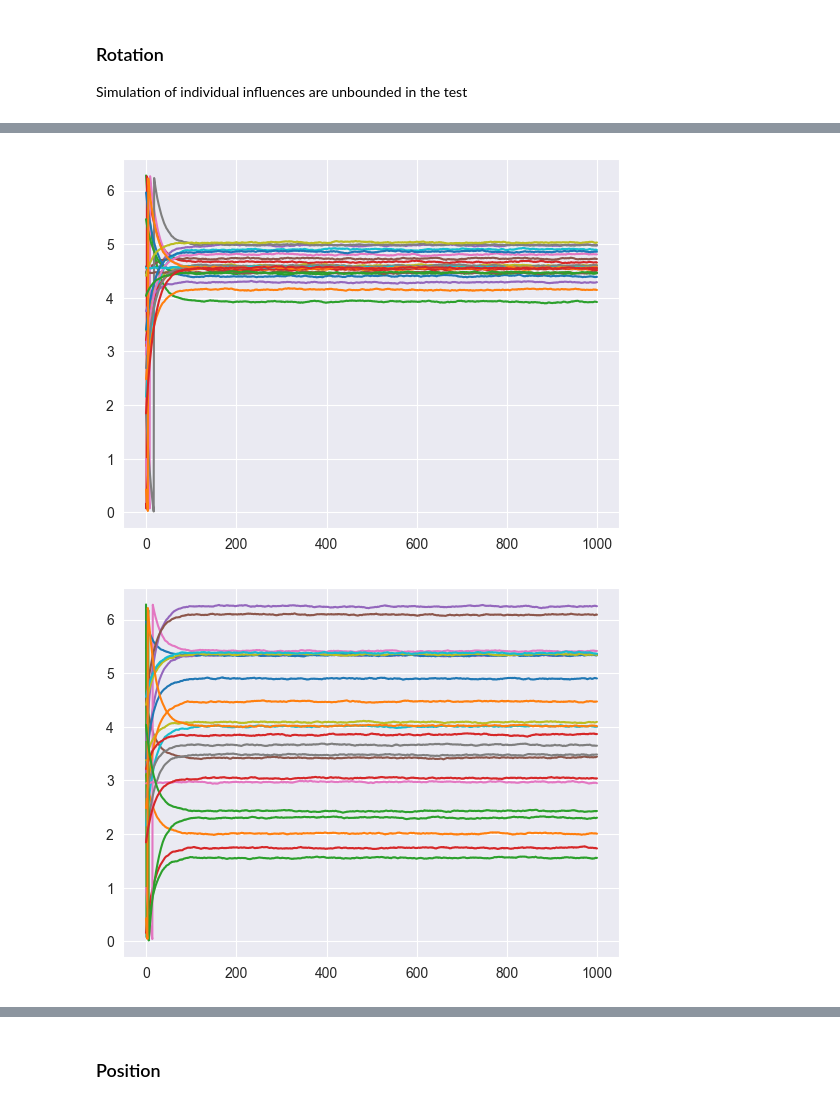
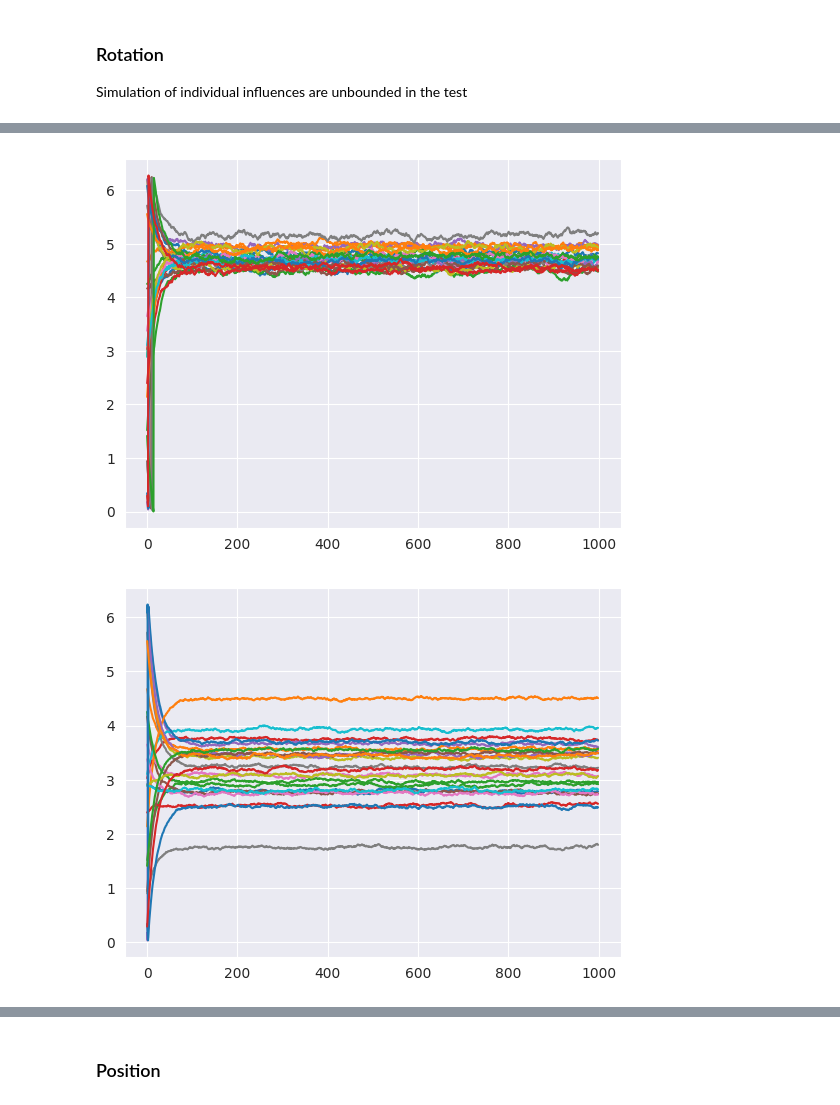
Before and after one commit to jerrymhuang/TogetherFlow, a Jupyter notebook: togetherflow/notebooks/simulation_test.ipynb, the cells around one changed output, grey strips where cells are left out. Cells and saved outputs as stored; diff of their text form; code cells hidden in the pictures.

```diff
--- a/togetherflow/notebooks/simulation_test.ipynb
+++ b/togetherflow/notebooks/simulation_test.ipynb
@@ -106,18 +109,18 @@ ext_rotation
 # %%
 for i in range(len(agent_pos)):
-    ext_rotation_sim = look_at_beacon(agent_pos[i], agent_rot[i], beacon_pos[-1], noise=0.2)
+    ext_rotation_sim = look_at_beacon(agent_pos[i], agent_rot[i], beacon_pos[-1], noise=1.0)
     plt.plot((ext_rotation_sim - np.pi) % (2 * np.pi))
 # %% [output]
-[figure, old version]
+[figure, new version]
 # %%
 for i in range(len(agent_pos)):
 
     distance_to_beacon = np.linalg.norm(agent_pos[i] - beacon_pos, axis=1)
     id = np.argmin(distance_to_beacon)
 
-    ext_rotation_sim = look_at_beacon(agent_pos[i], agent_rot[i], beacon_pos[id], noise=0.2)
+    ext_rotation_sim = look_at_beacon(agent_pos[i], agent_rot[i], beacon_pos[id], noise=0.5)
     plt.plot((ext_rotation_sim - np.pi) % (2 * np.pi))
 # %% [output]
-[figure, old version]
+[figure, new version]
 # %%
 a = inspect_rotation_influence(ext_rotation_sim, agent_pos[-1], beacon_pos[-1])
```
Also changed, not shown: parts of 9 cells of this notebook, 10 other files.
